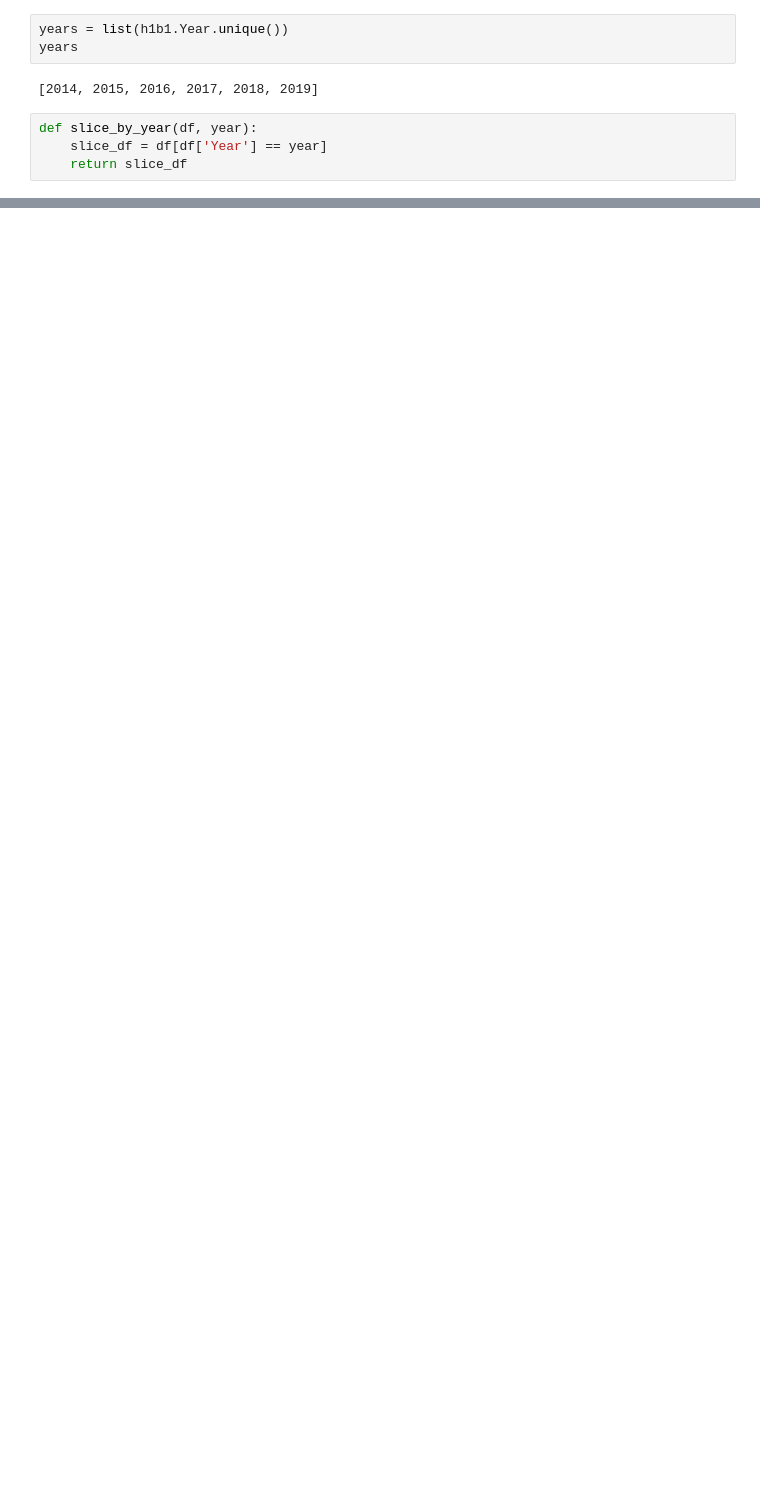
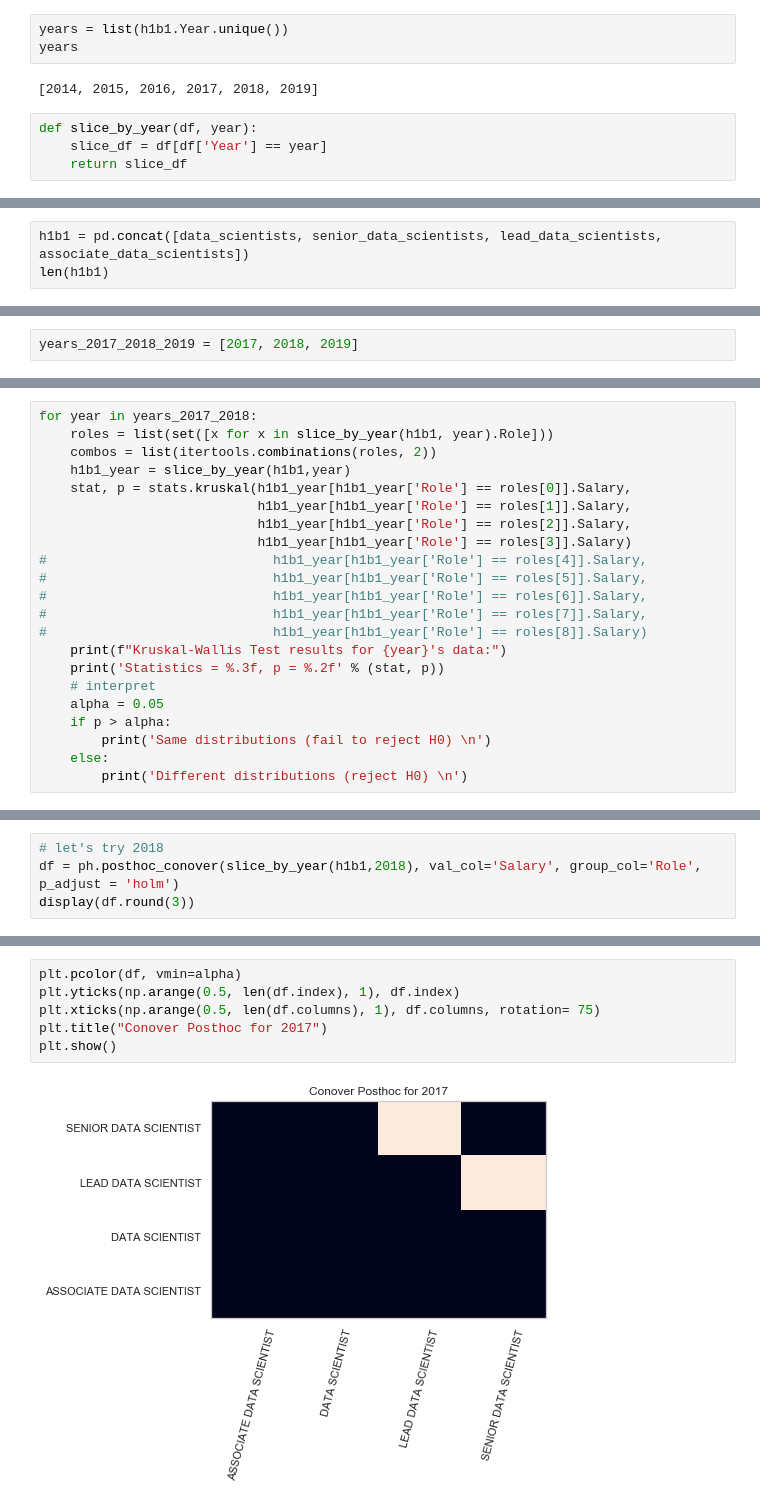
Before and after one commit to Jaboola9/Data_Scientist_Salaries_USA, a Jupyter notebook: ANOVA_testing.ipynb, the cells around one changed output, grey strips where cells are left out. Cells and saved outputs as stored; diff of their text form; blank space fills up the shorter version.

```diff
--- a/ANOVA_testing.ipynb
+++ b/ANOVA_testing.ipynb
@@ -141,0 +176,3 @@ SENIOR ASSOCIATE, DATA SCIENTIST      SENIOR DATA SCIENTIST        37569.2525  2
+# %%
+h1b1 = pd.concat([data_scientists, senior_data_scientists, lead_data_scientists, associate_data_scientists])
+len(h1b1)
@@ -141,0 +202,2 @@ SENIOR ASSOCIATE, DATA SCIENTIST      SENIOR DATA SCIENTIST        37569.2525  2
+# %%
+years_2017_2018_2019 = [2017, 2018, 2019]
@@ -141,0 +267,22 @@ SENIOR ASSOCIATE, DATA SCIENTIST      SENIOR DATA SCIENTIST        37569.2525  2
+# %%
+for year in years_2017_2018:
+    roles = list(set([x for x in slice_by_year(h1b1, year).Role]))
+    combos = list(itertools.combinations(roles, 2))
+    h1b1_year = slice_by_year(h1b1,year)
+    stat, p = stats.kruskal(h1b1_year[h1b1_year['Role'] == roles[0]].Salary,
+                            h1b1_year[h1b1_year['Role'] == roles[1]].Salary,
+                            h1b1_year[h1b1_year['Role'] == roles[2]].Salary,
+                            h1b1_year[h1b1_year['Role'] == roles[3]].Salary)
+#                             h1b1_year[h1b1_year['Role'] == roles[4]].Salary,
+#                             h1b1_year[h1b1_year['Role'] == roles[5]].Salary,
+#                             h1b1_year[h1b1_year['Role'] == roles[6]].Salary,
+#                             h1b1_year[h1b1_year['Role'] == roles[7]].Salary,
+#                             h1b1_year[h1b1_year['Role'] == roles[8]].Salary)
+    print(f"Kruskal-Wallis Test results for {year}'s data:")
+    print('Statistics = %.3f, p = %.2f' % (stat, p))
+    # interpret
+    alpha = 0.05
+    if p > alpha:
+        print('Same distributions (fail to reject H0) \n')
+    else:
+        print('Different distributions (reject H0) \n')
@@ -141,0 +312,4 @@ SENIOR ASSOCIATE, DATA SCIENTIST      SENIOR DATA SCIENTIST        37569.2525  2
+# %%
+# let's try 2018
+df = ph.posthoc_conover(slice_by_year(h1b1,2018), val_col='Salary', group_col='Role', p_adjust = 'holm')
+display(df.round(3))
@@ -141,0 +324,8 @@ SENIOR ASSOCIATE, DATA SCIENTIST      SENIOR DATA SCIENTIST        37569.2525  2
+# %%
+plt.pcolor(df, vmin=alpha)
+plt.yticks(np.arange(0.5, len(df.index), 1), df.index)
+plt.xticks(np.arange(0.5, len(df.columns), 1), df.columns, rotation= 75)
+plt.title("Conover Posthoc for 2017")
+plt.show()
+# %% [output]
+[figure, added]
```
Also changed, not shown: parts of 52 cells of this notebook.
